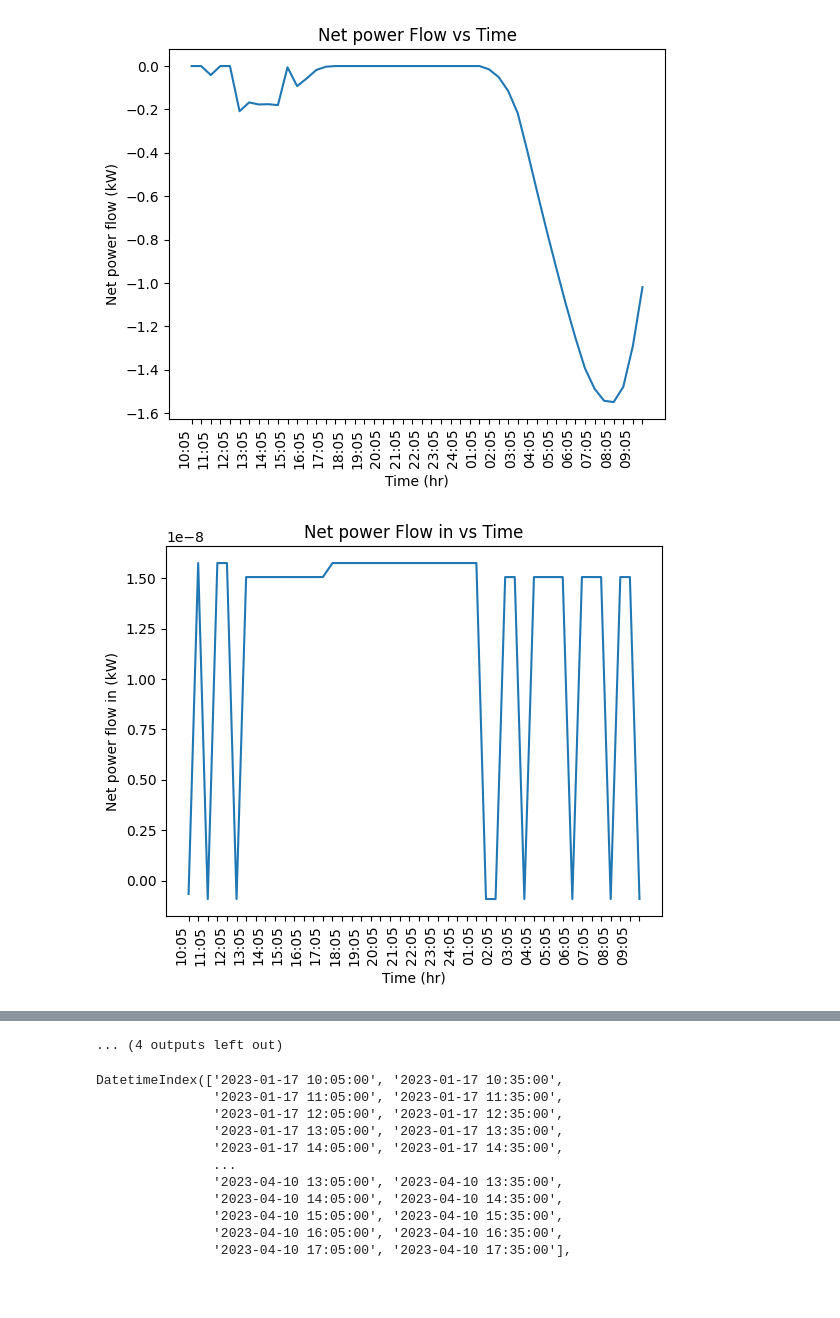
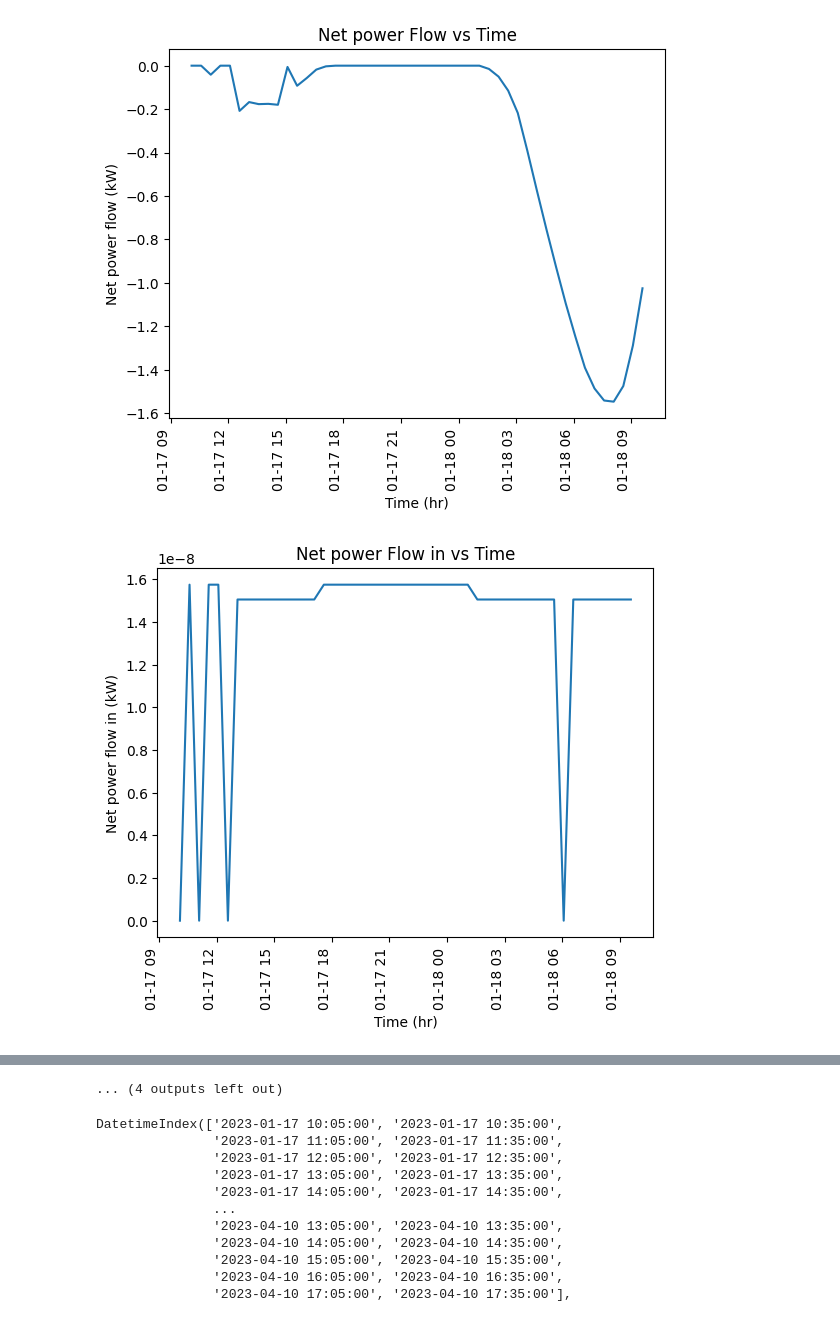
Before and after one commit to Muckthebuck/2023-Energy-kit, a Jupyter notebook: optimization(bidirectional_pricing).ipynb, the cells around one changed output, grey strips where cells are left out. Cells and saved outputs as stored; diff of their text form; code cells hidden in the pictures; blank space fills up the shorter version.

Commit message:
updated graphs index

```diff
--- a/optimization(bidirectional_pricing).ipynb
+++ b/optimization(bidirectional_pricing).ipynb
@@ -423,7 +423,9 @@ for i in range(sim_length):
     Load = Load_set[i : i+48]'''
     # Run optimization model
 
-    m = c.controller_model(T_out, Load, Ins_PV, Im_tariff, Ex_tariff, Occupancy)
+
+
+    m = c.controller_model(T_out.values, Load.values, Ins_PV.values, Im_tariff, Ex_tariff, Occupancy)
 
     # Store intital values
     # We want to use the first value but there is an error so we use the second untill it is finished.
@@ -439,91 +441,93 @@ for i in range(sim_length):
 
     # Plot forecast (optional function for checking the otpimizer schedule)
     if (i==0):
-        plot_forecast(m,time_array)
+        plot_forecast(m,T_out.index)
 
     # Update Occcupancy array based on new time array
     Occupancy = update_occupancy(Occupancy, time_array)
 
-time_array = []
-y = 2023
-mo = 1
-d = 17
-h = 10
-m = 5
-for i in range(48):
-    if(i%2):
-         time_array.append(" ")
-    else:
-        time_array.append('%02d:%02d' % (h,m))
-        h = h+1
-        if (h>24):
-            h = h-24
+
+time_array = ob.get_timestamps()[:sim_length]
+# time_array = []
+# y = 2023
+# mo = 1
+# d = 17
+# h = 10
+# m = 5
+# for i in range(48):
+#     if(i%2):
+#          time_array.append(" ")
+#     else:
+#         time_array.append('%02d:%02d' % (h,m))
+#         h = h+1
+#         if (h>24):
+#             h = h-24
 
 # Plot P_net vs time
-plt.plot(P_net)
+plt.plot(time_array, P_net)
 plt.xlabel('Time (hr)')
 plt.ylabel('Net power flow (kW)')
 plt.title('Net power Flow vs Time')
-plt.xticks(rotation=90, ha="right", ticks=range(48), labels = time_array)
+plt.xticks(rotation=90, ha="right")
 
 plt.show()
 # Plot P_net vs time
-plt.plot(P_in)
+plt.plot(time_array, P_in)
 plt.xlabel('Time (hr)')
 plt.ylabel('Net power flow in (kW)')
 plt.title('Net power Flow in vs Time')
-plt.xticks(rotation=90, ha="right", ticks=range(48), labels = time_array)
+plt.xticks(rotation=90, ha="right")
 plt.show()
 # Plot P_net vs time
-plt.plot(P_out)
+plt.plot(time_array, P_out)
 plt.xlabel('Time (hr)')
 plt.ylabel('Net power flow out (kW)')
 plt.title('Net power Flow out vs Time')
-plt.xticks(rotation=90, ha="right", ticks=range(48), labels = time_array)
+plt.xticks(rotation=90, ha="right")
 plt.show()
 
 # Plot BESS_net vs time
-plt.plot(BESS_net)
+plt.plot(time_array, BESS_net)
 plt.xlabel('Time (hr)')
 plt.ylabel('BESS power output (kW) ')
 plt.title('Battery power output vs Time')
-plt.xticks(rotation=90, ha="right", ticks=range(48), labels = time_array)
+plt.xticks(rotation=90, ha="right")
 plt.show()
 
 # Plot SoC vs time
-plt.plot(SoC)
+plt.plot(time_array, SoC)
 plt.xlabel('Time (hr)')
 plt.ylabel('SoC (kWh)')
 plt.title('Battery energy stored vs Time')
-plt.xticks(rotation=90, ha="right", ticks=range(48), labels = time_array)
+plt.xticks(rotation=90, ha="right")
 plt.show()
 
 # Plot PV vs time
-plt.plot(PV, label='Generated PV power')
-plt.plot(PV_f, linestyle='dotted', label='Forcasted PV power')
+plt.plot(time_array, PV, label='Generated PV power')
+plt.plot(time_array, PV_f, linestyle='dotted', label='Forcasted PV power')
 plt.xlabel('Time (hr)')
 plt.ylabel('Power (kW)')
 plt.title('PV output vs Time')
 plt.legend()
-plt.xticks(rotation=90, ha="right", ticks=range(48), labels = time_array)
+plt.xticks(rotation=90, ha="right")
 plt.show()
 
 # Load vs time
-plt.plot(range(48),EHP, label='EHP load')
-plt.plot(range(48),Load_set[0:48], label='Household load')
+plt.plot(time_array,EHP, label='EHP load')
+plt.plot(time_array,Load_set[0:48], label='Household load')
 plt.xlabel('Time (hr)')
 plt.ylabel('Load (kW)')
 plt.title('Load vs Time')
 plt.legend()
-plt.xticks(rotation=90, ha="right", ticks=range(48), labels = time_array)
+plt.xticks(rotation=90, ha="right")
 plt.show()
 
 # Indoor temp vs time
-plt.plot(temp_in)
+plt.plot(time_array, temp_in)
 plt.xlabel('Time (hr)')
 plt.ylabel('Indoor temperature (deg C)')
 plt.title('Indoor temperature vs Time')
-plt.xticks(rotation=90, ha="right", ticks=range(48), labels = time_array)
+plt.xticks(rotation=90, ha="right")
 plt.show()
 # %% [output]
 datetime
@@ -566,3 +570,3 @@ Total cost: -0.19
 Total cost: -0.14
-[figure, old version]
+[figure, new version]
-[figure, old version]
+[figure, new version]
```
Also changed, not shown: parts of 1 cell of this notebook, 2 other files.
